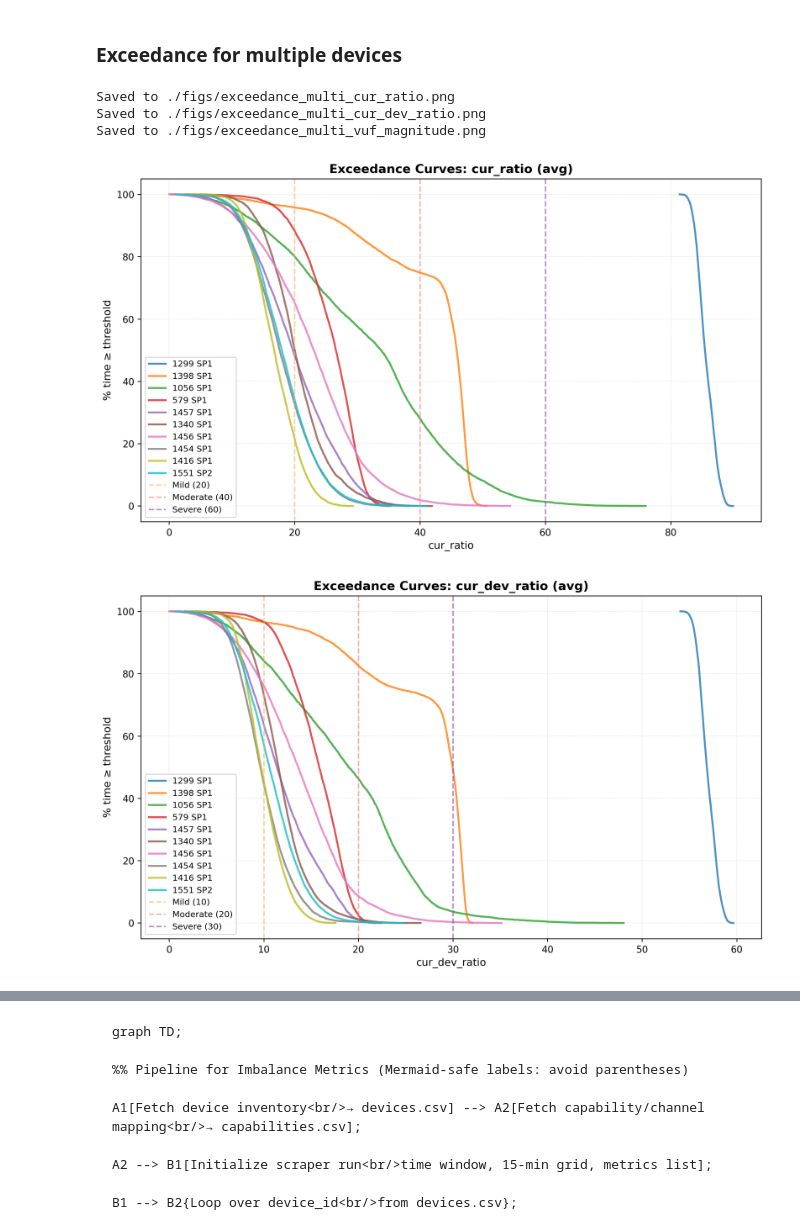
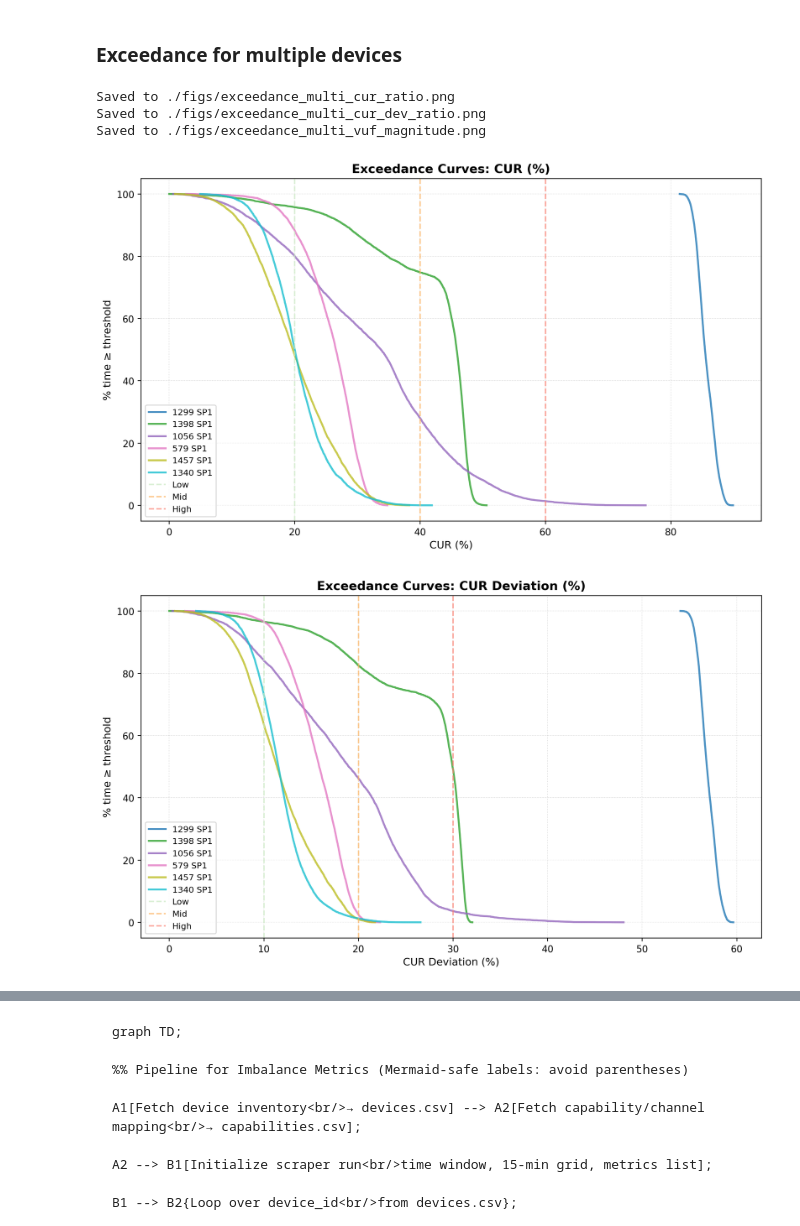
Before and after one commit to MindisBlank/Jasonaq_thesis, a Jupyter notebook: notebooks/CUR.ipynb, the cells around one changed output, grey strips where cells are left out. Cells and saved outputs as stored; diff of their text form; code cells hidden in the pictures.

Commit message:
adjust format of exceedance plots

```diff
--- a/notebooks/CUR.ipynb
+++ b/notebooks/CUR.ipynb
@@ -920,7 +920,7 @@ def plot_exceedance_multi_device(
     - df_jn: raw janitza dataframe
     - device_ids: list of device IDs to plot (e.g., [5, 232, 386])
     - metric_col: which metric to use ("cur_ratio", "cur_dev_ratio", "vuf_magnitude")
-    - thresholds: dict like {"mild": 20, "moderate": 40, "severe": 60}
+    - thresholds: dict like {"low": 20, "mid": 40, "high": 60} for severity bins
     - stat: "avg", "min", or "max"
     - start/end: optional time filtering
     - scale: "auto", "fraction_to_percent", or "none"
@@ -990,19 +990,34 @@ def plot_exceedance_multi_device(
             print(f"Error processing device {device_id}: {e}")
             continue
 
-    # Add threshold lines (once, shared across all devices)
-    for band, thr in thresholds.items():
-        color = {"mild": "#fdb462", "moderate": "#fb8072", "severe": "#8e44ad"}.get(
-            band, "#ccc"
-        )
-        ax.axvline(thr, color=color, linestyle="--", alpha=0.6, linewidth=1.5,
-                  label=f"{band.capitalize()} ({thr})")
+    # Add threshold lines for three severity boundaries (Low, Mid, High only)
+    # Colors match your severity donut charts
+    severity_colors = {
+        "low": "#ccebc5",    # Light green (Low)
+        "mid": "#fdb462",    # Orange (Mid)
+        "high": "#fb8072",   # Red (High)
+    }
+
+    # Plot three threshold lines
+    for band in ["low", "mid", "high"]:
+        if band in thresholds:
+            thr = thresholds[band]
+            color = severity_colors.get(band, "#ccc")
+            ax.axvline(thr, color=color, linestyle="--", alpha=0.7, linewidth=1.5,
+                      label=band.capitalize())
 
     # Formatting
-    metric_display = metric_col + (" (%)" if scale != "none" else "")
+
+    if metric_col == "cur_ratio":
+        metric_display = "CUR (%)" if scale != "none" else "CUR (%)"
+    elif metric_col == "cur_dev_ratio":
+        metric_display = "CUR Deviation (%)" if scale != "none" else "CUR Deviation (%)"
+    elif metric_col == "vuf_magnitude":
+            metric_display = "VUF Magnitude (%)" if scale != "none" else "VUF Magnitude (%)"
+
     ax.set_xlabel(metric_display, fontsize=11)
     ax.set_ylabel("% time ≥ threshold", fontsize=11)
-    ax.set_title(f"Exceedance Curves: {metric_col} ({stat})", fontsize=13, fontweight="bold")
+    ax.set_title(f"Exceedance Curves: {metric_display}", fontsize=13, fontweight="bold")
     ax.grid(True, linestyle=":", linewidth=0.5, alpha=0.6)
     ax.legend(loc="best", frameon=True, fontsize=9)
 
@@ -1016,55 +1031,70 @@ def plot_exceedance_multi_device(
 
 
 # COMMAND ----------
-# Example usage: plot 3 devices together
+# Example usage with three severity boundaries
 
 # Choose your devices
-devices_to_compare = [232, 361, 448,377,169,371,223,317,375,332]  # Replace with your actual device IDs
+devices_to_compare = [232, 361, 448, 377, 169, 371]
 
-# For cur_ratio
-thresholds_cur = {"mild": 20, "moderate": 40, "severe": 60}
+# CUR bins: [0,20), [20,40), [40,60), [60,100]
+thresholds_cur = {
+    "low": 20,       # Low boundary
+    "mid": 40,       # Mid boundary
+    "high": 60,      # High boundary
+}
+
 fig = plot_exceedance_multi_device(
     df_jn=df_jn,
     device_ids=devices_to_compare,
     metric_col="cur_ratio",
     thresholds=thresholds_cur,
     stat="avg",
-    scale="none",  # adjust based on your data
+    scale="none",
     dpi=250,
     output_path="./figs/exceedance_multi_cur_ratio.png",
-    name_df=df_jn_filtered,  # for device name lookup
+    name_df=df_jn_filtered,
 )
 
-# For cur_dev_ratio
-thresholds_cur_dev = {"mild": 10, "moderate": 20, "severe": 30}
+# CURdev bins: [0,10), [10,20), [20,30), [30,66.7]
+thresholds_cur_dev = {
+    "low": 10,       # Low boundary
+    "mid": 20,       # Mid boundary
+    "high": 30,      # High boundary
+}
+
 fig = plot_exceedance_multi_device(
     df_jn=df_jn,
     device_ids=devices_to_compare,
     metric_col="cur_dev_ratio",
     thresholds=thresholds_cur_dev,
     stat="avg",
     scale="none",
     dpi=250,
     output_path="./figs/exceedance_multi_cur_dev_ratio.png",
     name_df=df_jn_filtered,
 )
 
-# For vuf_magnitude
-thresholds_vuf = {"mild": 1, "moderate": 2, "severe": 3}
+# VUF bins: [0,1), [1,2), [2,3), [3,100]
+thresholds_vuf = {
+    "low": 1,        # Low boundary
+    "mid": 2,        # Mid boundary
+    "high": 3,       # High boundary
+}
+
 fig = plot_exceedance_multi_device(
     df_jn=df_jn,
     device_ids=devices_to_compare,
     metric_col="vuf_magnitude",
     thresholds=thresholds_vuf,
     stat="avg",
     scale="none",
     dpi=250,
     output_path="./figs/exceedance_multi_vuf_magnitude.png",
     name_df=df_jn_filtered,
 )
 # %% [output]
 Saved to ./figs/exceedance_multi_cur_ratio.png
 Saved to ./figs/exceedance_multi_cur_dev_ratio.png
 Saved to ./figs/exceedance_multi_vuf_magnitude.png
-[figure, old version]
+[figure, new version]
-[figure, old version]
+[figure, new version]
```
Also changed, not shown: parts of 1 cell of this notebook.
